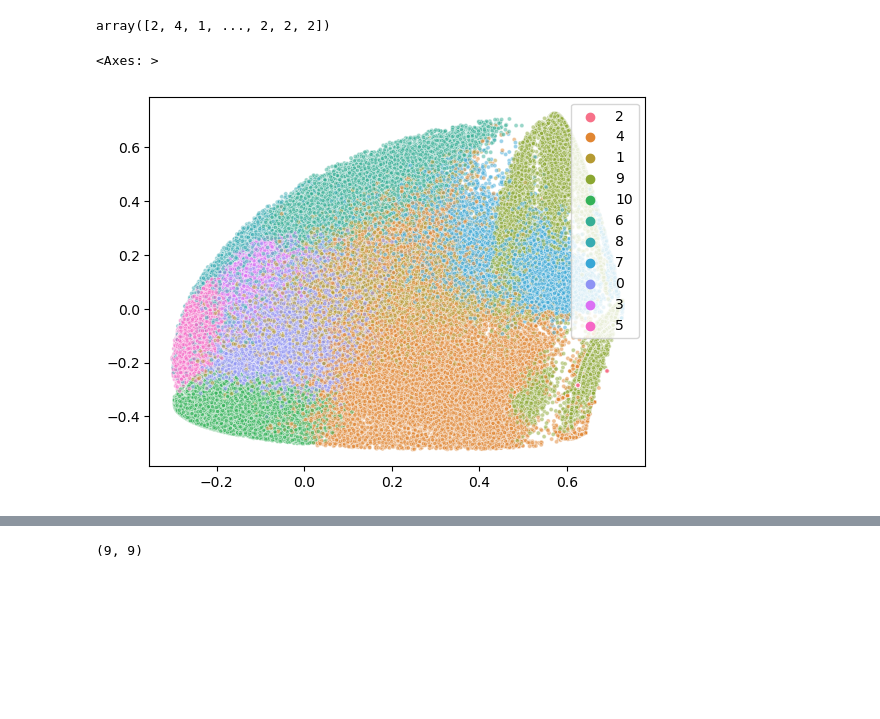
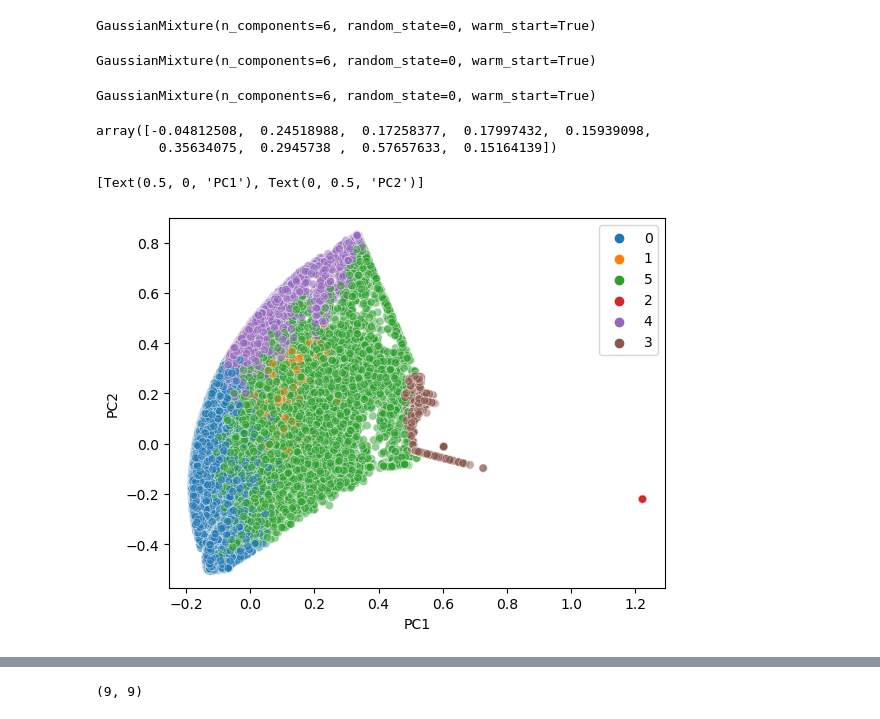
Before and after one commit to fshiau/comp-geno-proj, a Jupyter notebook: src/2_hmm/2.3_gmm-fit.ipynb, the cells around one changed output, grey strips where cells are left out. Drawn from its saved outputs; the diff is of its cells as text; code cells hidden in the pictures; blank space fills up the shorter version.

```diff
--- a/src/2_hmm/2.3_gmm-fit.ipynb
+++ b/src/2_hmm/2.3_gmm-fit.ipynb
@@ -31,18 +43,35 @@ gm = GaussianMixture(n_components = 11, random_state=0).fit(mat)
+# %%
+gm.fit(mat)
+# %% [output]
+GaussianMixture(n_components=6, random_state=0, warm_start=True)
+# %%
+gm.fit(pd.read_csv(os.path.join(dir,'data','merged','1.4.1_train.csv')).iloc[:,4:].to_numpy())
+# %% [output]
+GaussianMixture(n_components=6, random_state=0, warm_start=True)
+# %%
+gm.fit(pd.read_csv(os.path.join(dir,'data','merged','1.4.2_train.csv')).iloc[:,4:].to_numpy())
+# %% [output]
+GaussianMixture(n_components=6, random_state=0, warm_start=True)
+# %%
+mat.mean(axis=0)
+# %% [output]
+array([-0.04812508,  0.24518988,  0.17258377,  0.17997432,  0.15939098,
+        0.35634075,  0.2945738 ,  0.57657633,  0.15164139])
+# %%
+from sklearn.decomposition import PCA
+pca = PCA(n_components=2, random_state=0).fit_transform(mat)
 # %%
 labels = gm.predict(mat)
-# %%
-from sklearn.decomposition import PCA
-pca = PCA(n_components=3, random_state=0).fit_transform(mat)
-# %%
-labels
-# %% [output]
-array([2, 4, 1, ..., 2, 2, 2])
 # %%
 import seaborn as sns
-sns.scatterplot(x=pca[:,0], y=pca[:,1], hue=labels.astype(str),alpha=0.5, marker='.')
+rng = np.random.default_rng(0)
+sample_indices = rng.choice(mat.shape[0],size=100000)
+sns.scatterplot(
+    x=pca[sample_indices,0], y=pca[sample_indices,1],
+    hue=labels[sample_indices].astype(str),alpha=0.5).set(xlabel='PC1',ylabel='PC2')
 # %% [output]
-<Axes: >
+[Text(0.5, 0, 'PC1'), Text(0, 0.5, 'PC2')]
-[figure, old version]
+[figure, new version]
 # %%
 rng = np.random.default_rng(0)
 sample_indices = rng.choice(mat.shape[0],size=100000)
```
Also changed, not shown: parts of 14 cells of this notebook, 3 other files.
